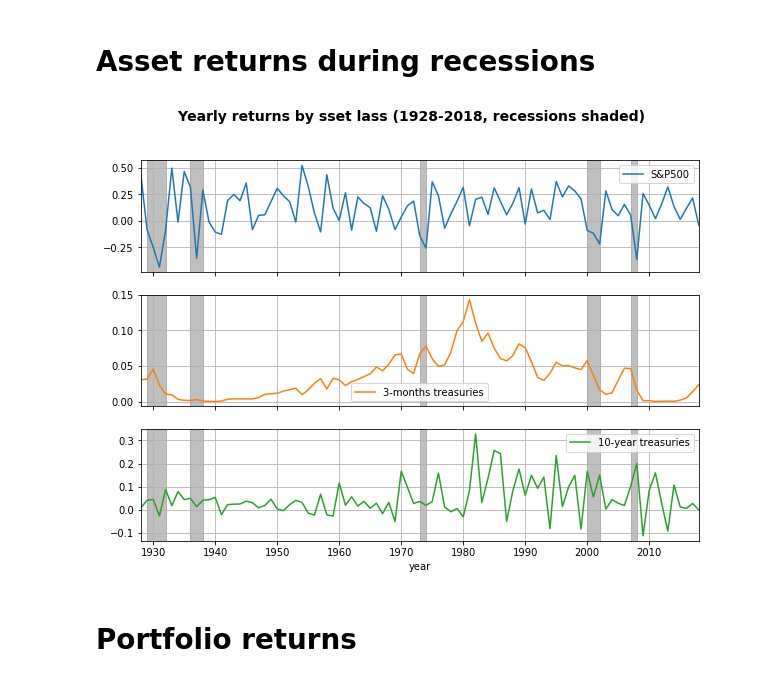
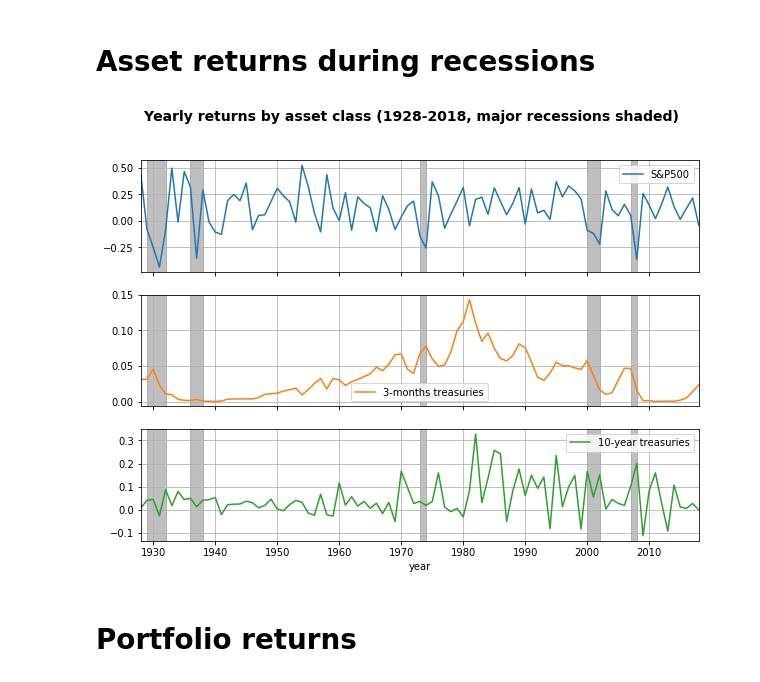
Before and after one commit to matsmaiwald/historical_asset_returns, a Jupyter notebook: main.ipynb, the cells around one changed output. Drawn from its saved outputs; the diff is of its cells as text; code cells hidden in the pictures.

Commit message:
Update plot lables

```diff
--- a/main.ipynb
+++ b/main.ipynb
@@ -66,17 +66,17 @@ df.corr()
 # %%
 recessions = [df.loc[1929:1932], df.loc[1936:1938], df.loc[1973:1974], df.loc[2000:2002], df.loc[2007:2008]]
 recession_corners = [[recession.index[0], recession.index[-1]] for recession in recessions]
 
 fig, axes = plt.subplots(3,1, figsize=(10,7), sharex=True)
 df.plot(subplots=True, ax=axes)
 for ax in axes:
     ax.grid(True)
     for recession in recession_corners:
         ax.axvspan(recession[0], recession[1], color='grey', alpha=0.5)
-fig.suptitle("Yearly returns by sset lass (1928-2018, recessions shaded)", fontsize=14, fontweight='bold')
+fig.suptitle("Yearly returns by asset class (1928-2018, major recessions shaded)", fontsize=14, fontweight='bold')
 fig.savefig("plots/returns_during_recessions.png".format(col=col), transparent=False, dpi=80, bbox_inches="tight")
 # %% [output]
-[figure, old version]
+[figure, new version]
 # %% [markdown]
 # Portfolio returns
 # %%
```
Also changed, not shown: parts of 1 cell of this notebook, 6 other files.
